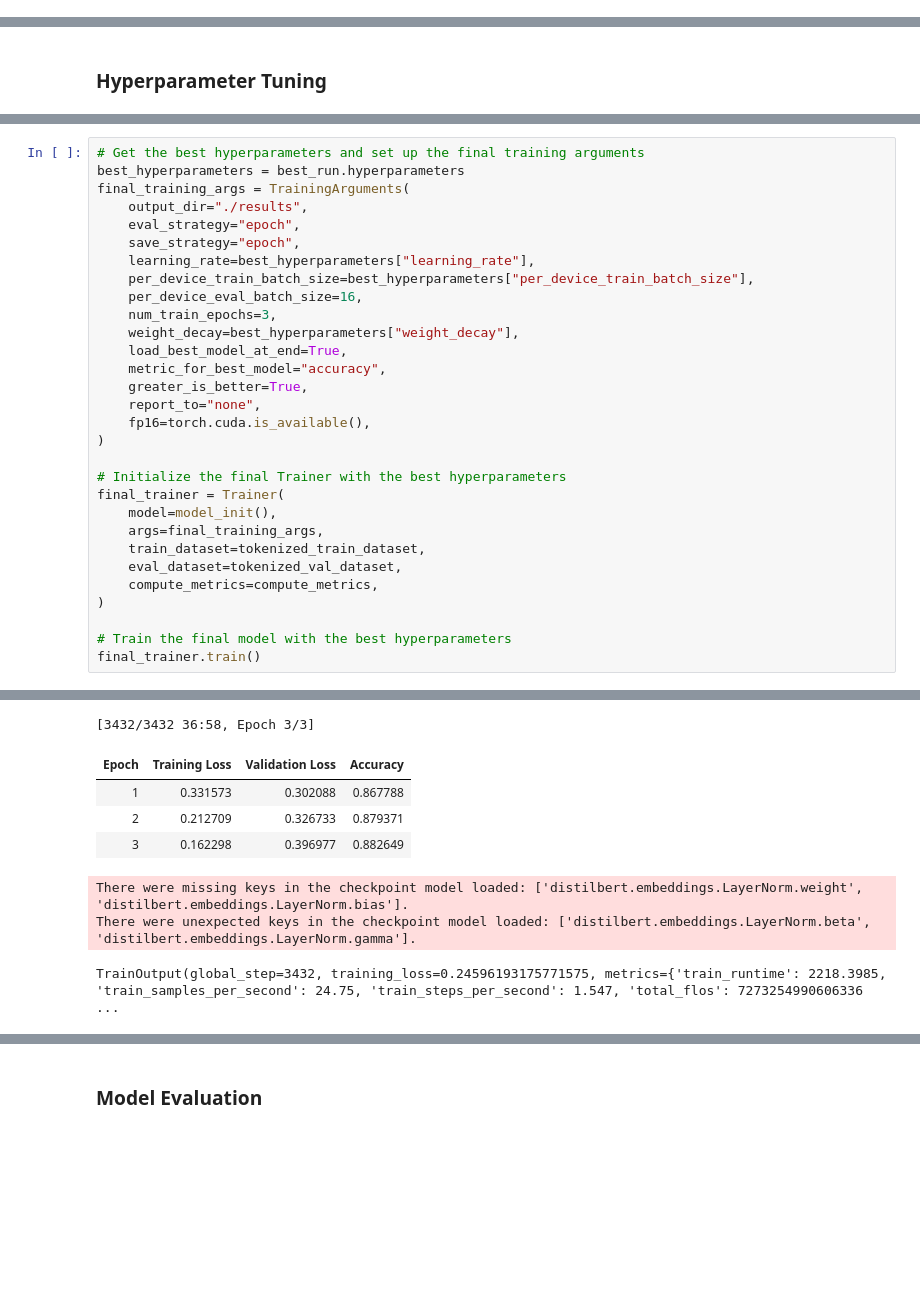
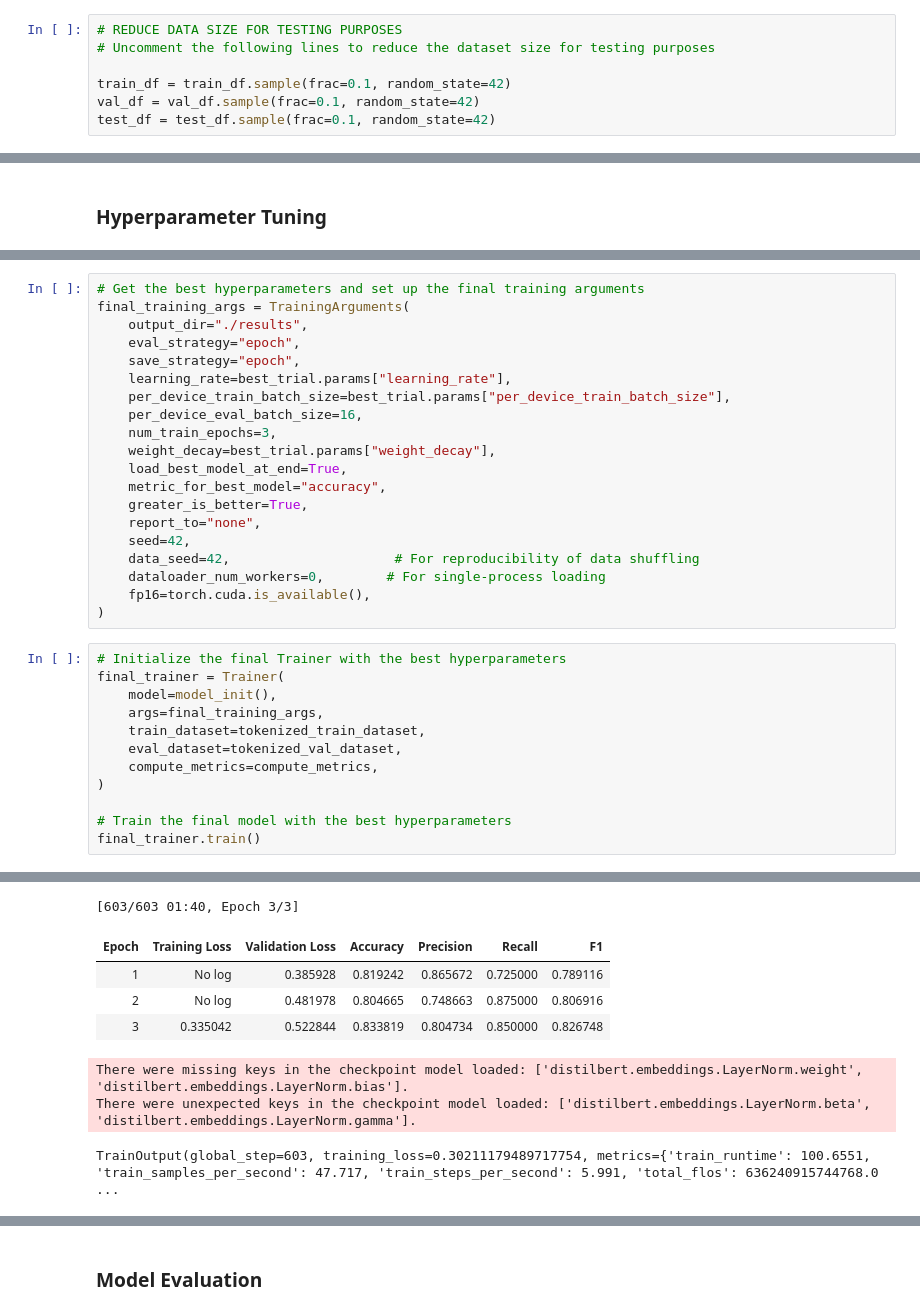
Before and after one commit to lemonmelonn/devanasokan_fyp, a Jupyter notebook: 05_model_training/model4_distilbert_tuning.ipynb, the cells around one changed output, grey strips where cells are left out. Saved outputs shown, nothing was run; the diff lists cells and outputs as text; blank space fills up the shorter version.

Commit message:
trying for transformer models

```diff
--- a/05_model_training/model4_distilbert_tuning.ipynb
+++ b/05_model_training/model4_distilbert_tuning.ipynb
@@ -61,0 +57,7 @@ Using dataset with ratio: 70:15:15
+# %%
+# REDUCE DATA SIZE FOR TESTING PURPOSES
+# Uncomment the following lines to reduce the dataset size for testing purposes
+
+train_df = train_df.sample(frac=0.1, random_state=42)
+val_df = val_df.sample(frac=0.1, random_state=42)
+test_df = test_df.sample(frac=0.1, random_state=42)
@@ -296,22 +351,24 @@ KeyboardInterrupt:
+# %%
+# Get the best hyperparameters and set up the final training arguments
+final_training_args = TrainingArguments(
+    output_dir="./results",
+    eval_strategy="epoch",
+    save_strategy="epoch",
+    learning_rate=best_trial.params["learning_rate"],
+    per_device_train_batch_size=best_trial.params["per_device_train_batch_size"],
+    per_device_eval_batch_size=16,
+    num_train_epochs=3,
+    weight_decay=best_trial.params["weight_decay"],
+    load_best_model_at_end=True,
+    metric_for_best_model="accuracy",
+    greater_is_better=True,
+    report_to="none",
+    seed=42,
+    data_seed=42,                     # For reproducibility of data shuffling
+    dataloader_num_workers=0,        # For single-process loading
+    fp16=torch.cuda.is_available(),
+)
 # %%
-# Get the best hyperparameters and set up the final training arguments
-best_hyperparameters = best_run.hyperparameters
-final_training_args = TrainingArguments(
-    output_dir="./results",
-    eval_strategy="epoch",
-    save_strategy="epoch",
-    learning_rate=best_hyperparameters["learning_rate"],
-    per_device_train_batch_size=best_hyperparameters["per_device_train_batch_size"],
-    per_device_eval_batch_size=16,
-    num_train_epochs=3,
-    weight_decay=best_hyperparameters["weight_decay"],
-    load_best_model_at_end=True,
-    metric_for_best_model="accuracy",
-    greater_is_better=True,
-    report_to="none",
-    fp16=torch.cuda.is_available(),
-)
-
 # Initialize the final Trainer with the best hyperparameters
 final_trainer = Trainer(
     model=model_init(),
@@ -339,15 +396,15 @@ classifier.bias         | MISSING    |
 
 Notes:
 - UNEXPECTED    :can be ignored when loading from different task/architecture; not ok if you expect identical arch.
 - MISSING       :those params were newly initialized because missing from the checkpoint. Consider training on your downstream task.
-[3432/3432 36:58, Epoch 3/3]
+[603/603 01:40, Epoch 3/3]
-| Epoch | Training Loss | Validation Loss | Accuracy |
-| 1 | 0.331573 | 0.302088 | 0.867788 |
-| 2 | 0.212709 | 0.326733 | 0.879371 |
-| 3 | 0.162298 | 0.396977 | 0.882649 |
+| Epoch | Training Loss | Validation Loss | Accuracy | Precision | Recall | F1 |
+| 1 | No log | 0.385928 | 0.819242 | 0.865672 | 0.725000 | 0.789116 |
+| 2 | No log | 0.481978 | 0.804665 | 0.748663 | 0.875000 | 0.806916 |
+| 3 | 0.335042 | 0.522844 | 0.833819 | 0.804734 | 0.850000 | 0.826748 |
 There were missing keys in the checkpoint model loaded: ['distilbert.embeddings.LayerNorm.weight', 'distilbert.embeddings.LayerNorm.bias'].
 There were unexpected keys in the checkpoint model loaded: ['distilbert.embeddings.LayerNorm.beta', 'distilbert.embeddings.LayerNorm.gamma'].
-TrainOutput(global_step=3432, training_loss=0.24596193175771575, metrics={'train_runtime': 2218.3985, 'train_samples_per_second': 24.75, 'train_steps_per_second': 1.547, 'total_flos': 7273254990606336 ...
+TrainOutput(global_step=603, training_loss=0.30211179489717754, metrics={'train_runtime': 100.6551, 'train_samples_per_second': 47.717, 'train_steps_per_second': 5.991, 'total_flos': 636240915744768.0 ...
 # %%
 # might not need
 history = pd.DataFrame(final_trainer.state.log_history)
```
Also changed, not shown: parts of 58 cells of this notebook, 3 other files.
